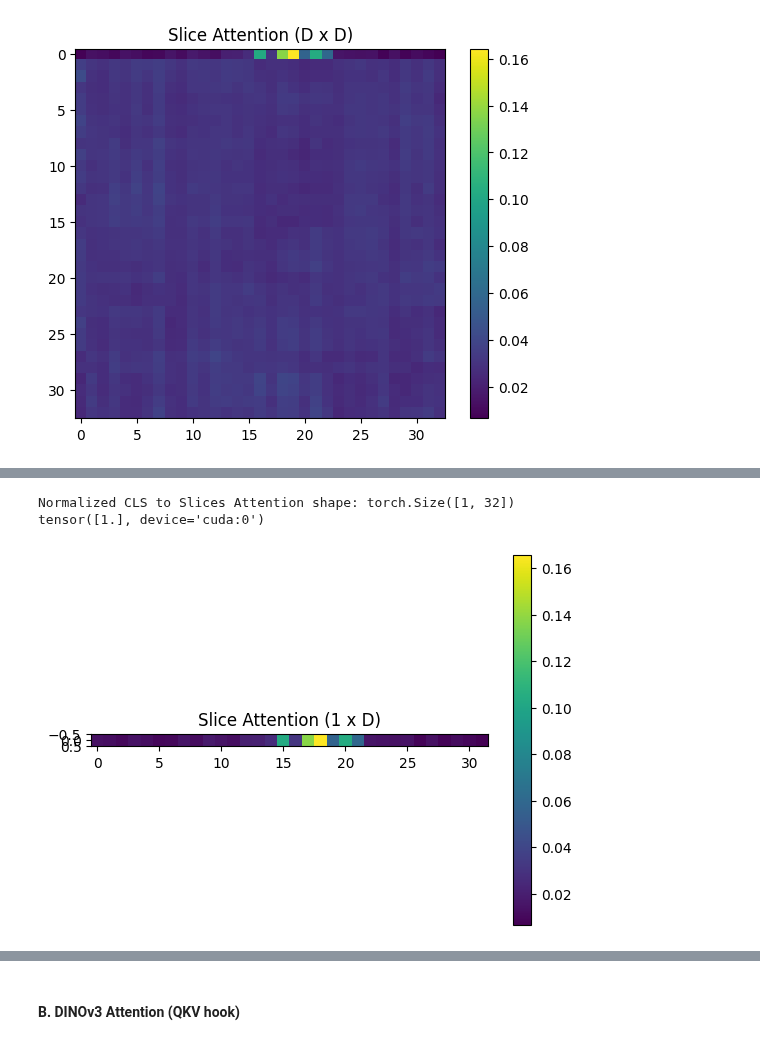
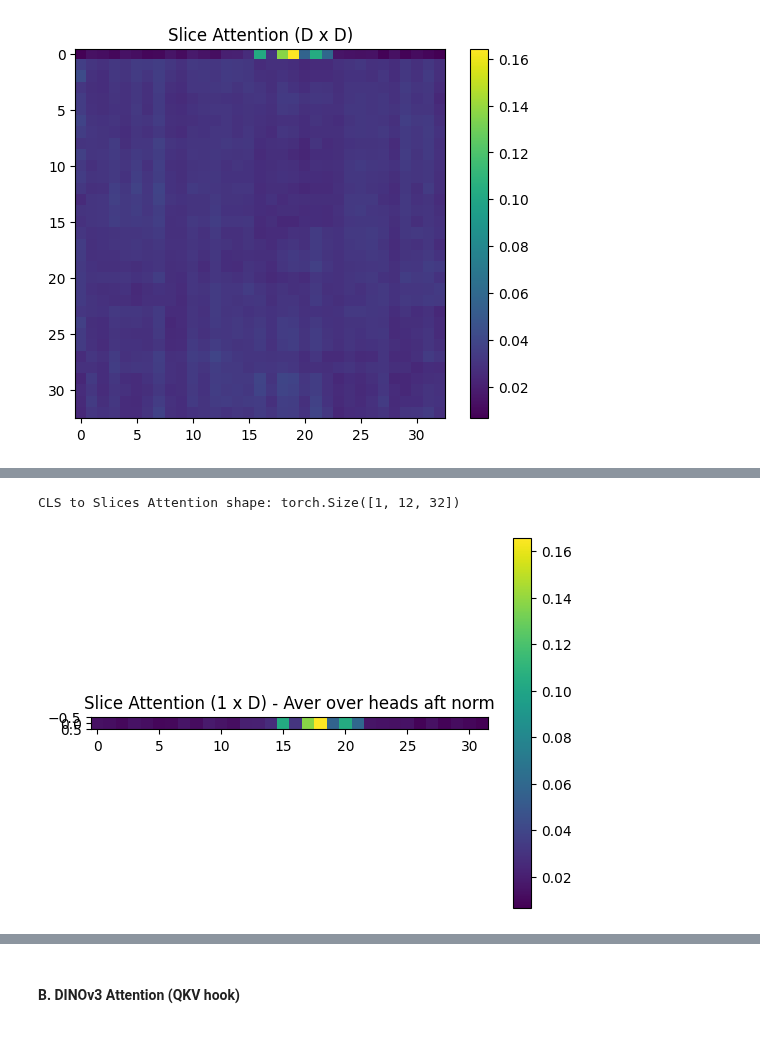
Before and after one commit to friendorus/Faithful-Faithfulness-Evaluations, a Jupyter notebook: scripts/Jupyter_notebook/Attention.ipynb, the cells around one changed output, grey strips where cells are left out. Drawn from its saved outputs; the diff is of its cells as text; code cells hidden in the pictures.

```diff
--- a/scripts/Jupyter_notebook/Attention.ipynb
+++ b/scripts/Jupyter_notebook/Attention.ipynb
@@ -175,16 +170,20 @@ tensor([0.9924], device='cuda:0')
 # %%
+## [1, 12, 33, 33]  [B, heads, N (i), N (j)] # How much token i attnends to token j
+## i = query token, j = key token
+## Want to extract attention [CLS --> each slice]
+    ## Get i = 0 -> Query = CLS token, j = 1-32 -> slice tokens (all slices)
+attn_slices_cls = slice_attn[:, :, 0, 1:]  # [B, heads, N-1] -> CLS token attending to each slice token
+print("CLS to Slices Attention shape:", attn_slices_cls.shape)
 
 # Normalize Attention so that all slice weights sum to 1
 attn_slices_cls /= attn_slices_cls.sum(dim=-1, keepdim=True)  # [B, N-1] normalized
-print("Normalized CLS to Slices Attention shape:", attn_slices_cls.shape)
-sums = attn_slices_cls.sum(dim=-1)   # [B, N-1] sum over batch -> [N-1]
-print(sums)
+attn_slices_cls = attn_slices_cls.mean(dim=1) # average over heads -> [B, N-1]
+
 
 plt.imshow(attn_slices_cls.cpu())
-plt.title("Slice Attention (1 x D)")
+plt.title("Slice Attention (1 x D) - Aver over heads aft norm")
 plt.colorbar()
 plt.show()
 # %% [output]
-Normalized CLS to Slices Attention shape: torch.Size([1, 32])
-tensor([1.], device='cuda:0')
+CLS to Slices Attention shape: torch.Size([1, 12, 32])
-[figure, old version]
+[figure, new version]
```
Also changed, not shown: parts of 3 cells of this notebook.
